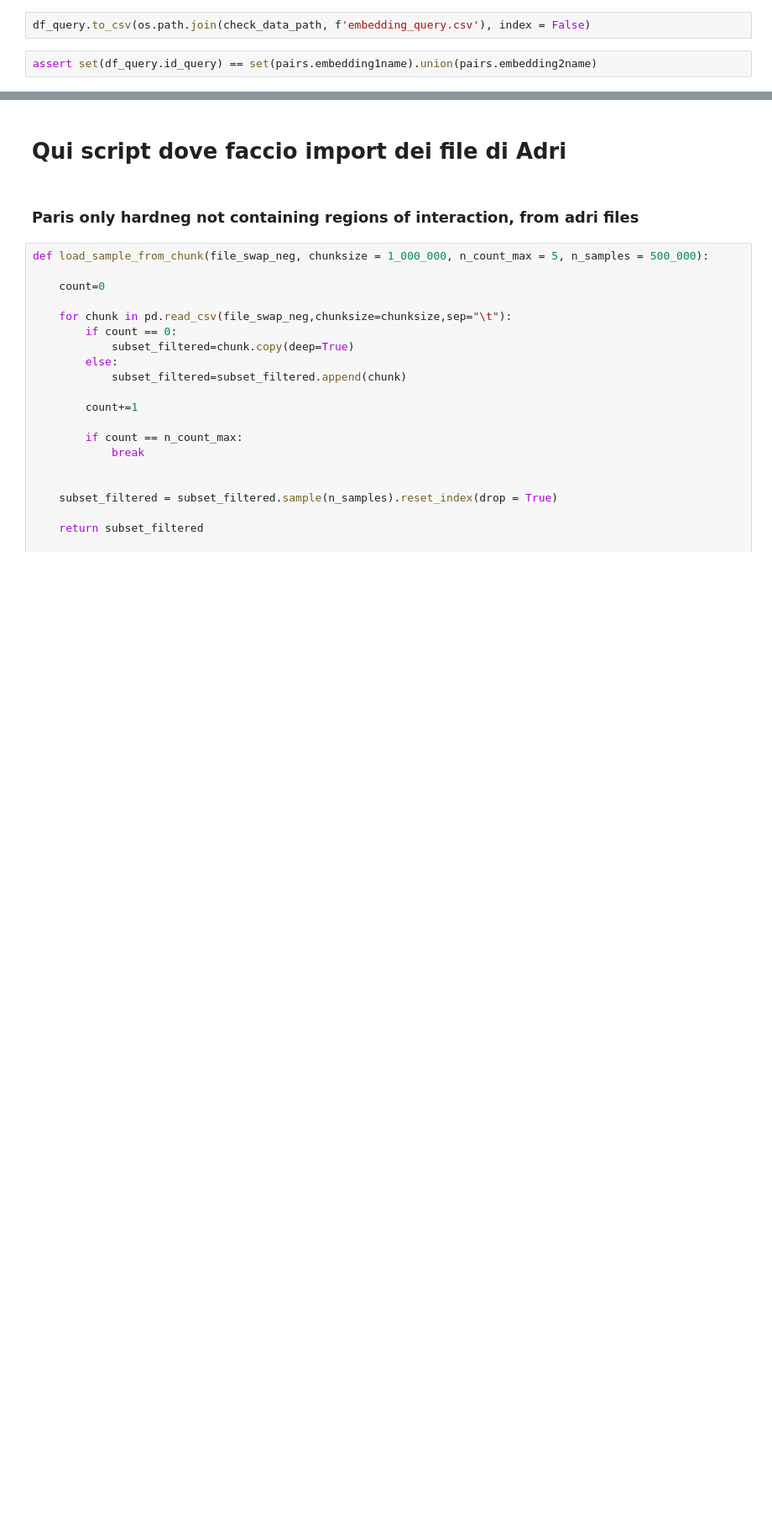
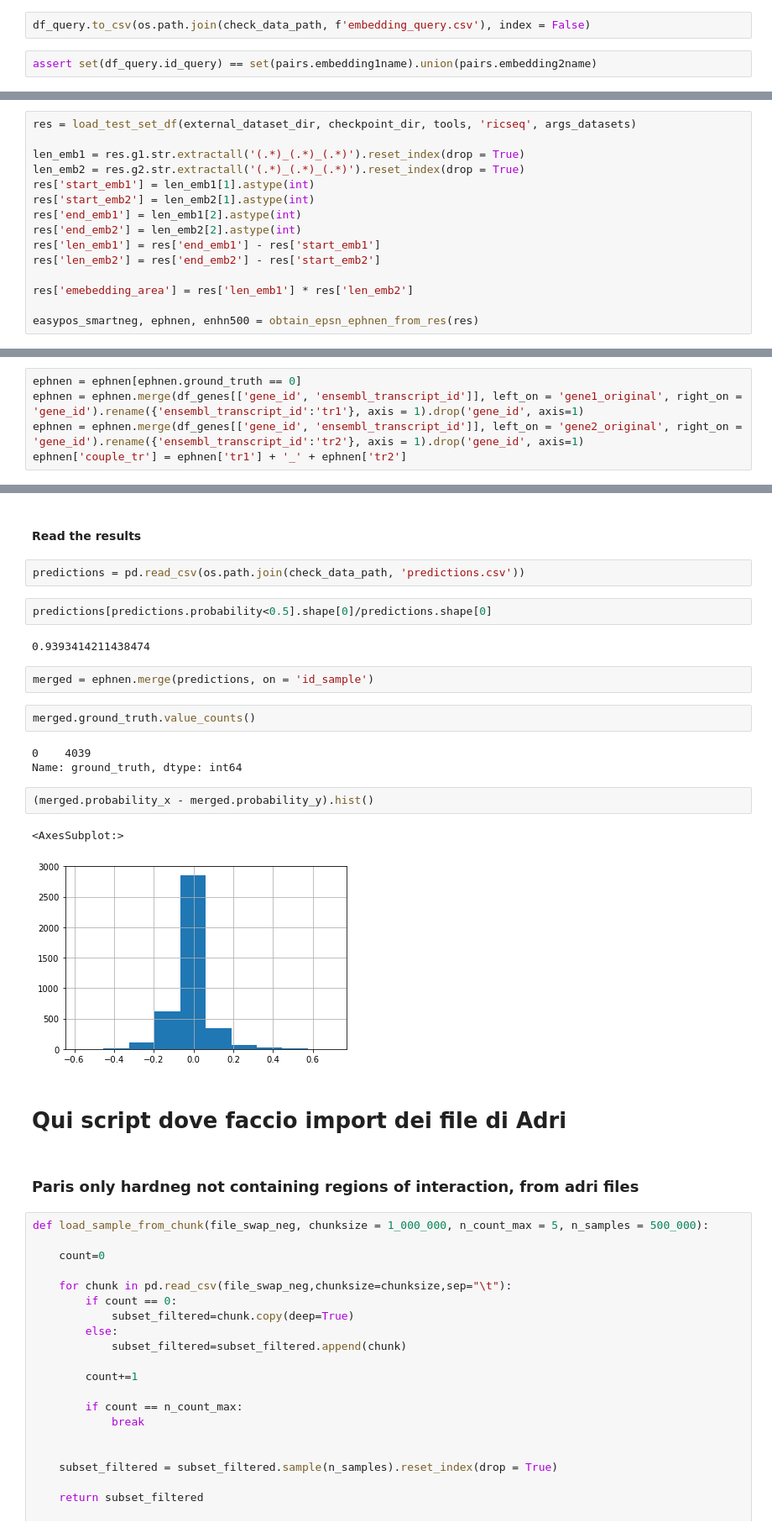
Before and after one commit to giorgiobini/RIME, a Jupyter notebook: src/check_predictions_with_adri.ipynb, the cells around one changed output, grey strips where cells are left out. Shown at 84% size. Saved outputs shown, nothing was run; the diff lists cells and outputs as text; blank space fills up the shorter version.

```diff
--- a/src/check_predictions_with_adri.ipynb
+++ b/src/check_predictions_with_adri.ipynb
@@ -386,0 +915,15 @@ assert set(df_query.id_query) == set(pairs.embedding1name).union(pairs.embedding
+# %%
+res = load_test_set_df(external_dataset_dir, checkpoint_dir, tools, 'ricseq', args_datasets)
+
+len_emb1 = res.g1.str.extractall('(.*)_(.*)_(.*)').reset_index(drop = True)
+len_emb2 = res.g2.str.extractall('(.*)_(.*)_(.*)').reset_index(drop = True)
+res['start_emb1'] = len_emb1[1].astype(int)
+res['start_emb2'] = len_emb2[1].astype(int)
+res['end_emb1'] = len_emb1[2].astype(int)
+res['end_emb2'] = len_emb2[2].astype(int)
+res['len_emb1'] = res['end_emb1'] - res['start_emb1']
+res['len_emb2'] = res['end_emb2'] - res['start_emb2']
+
+res['emebedding_area'] = res['len_emb1'] * res['len_emb2']
+
+easypos_smartneg, ephnen, enhn500 = obtain_epsn_ephnen_from_res(res)
@@ -386,0 +932,5 @@ assert set(df_query.id_query) == set(pairs.embedding1name).union(pairs.embedding
+# %%
+ephnen = ephnen[ephnen.ground_truth == 0]
+ephnen = ephnen.merge(df_genes[['gene_id', 'ensembl_transcript_id']], left_on = 'gene1_original', right_on = 'gene_id').rename({'ensembl_transcript_id':'tr1'}, axis = 1).drop('gene_id', axis=1)
+ephnen = ephnen.merge(df_genes[['gene_id', 'ensembl_transcript_id']], left_on = 'gene2_original', right_on = 'gene_id').rename({'ensembl_transcript_id':'tr2'}, axis = 1).drop('gene_id', axis=1)
+ephnen['couple_tr'] = ephnen['tr1'] + '_' + ephnen['tr2']
@@ -387,3 +1010,23 @@ assert set(df_query.id_query) == set(pairs.embedding1name).union(pairs.embedding
+# %% [markdown]
+#### Read the results
+# %%
+predictions = pd.read_csv(os.path.join(check_data_path, 'predictions.csv'))
+# %%
+predictions[predictions.probability<0.5].shape[0]/predictions.shape[0]
+# %% [output]
+0.9393414211438474
+# %%
+merged = ephnen.merge(predictions, on = 'id_sample')
+# %%
+merged.ground_truth.value_counts()
+# %% [output]
+0    4039
+Name: ground_truth, dtype: int64
+# %%
+(merged.probability_x - merged.probability_y).hist()
+# %% [output]
+<AxesSubplot:>
+[figure, added]
 # %% [markdown]
 # Qui script dove faccio import dei file di Adri
 # %% [markdown]
```
Also changed, not shown: parts of 69 cells of this notebook, 3 other files.
